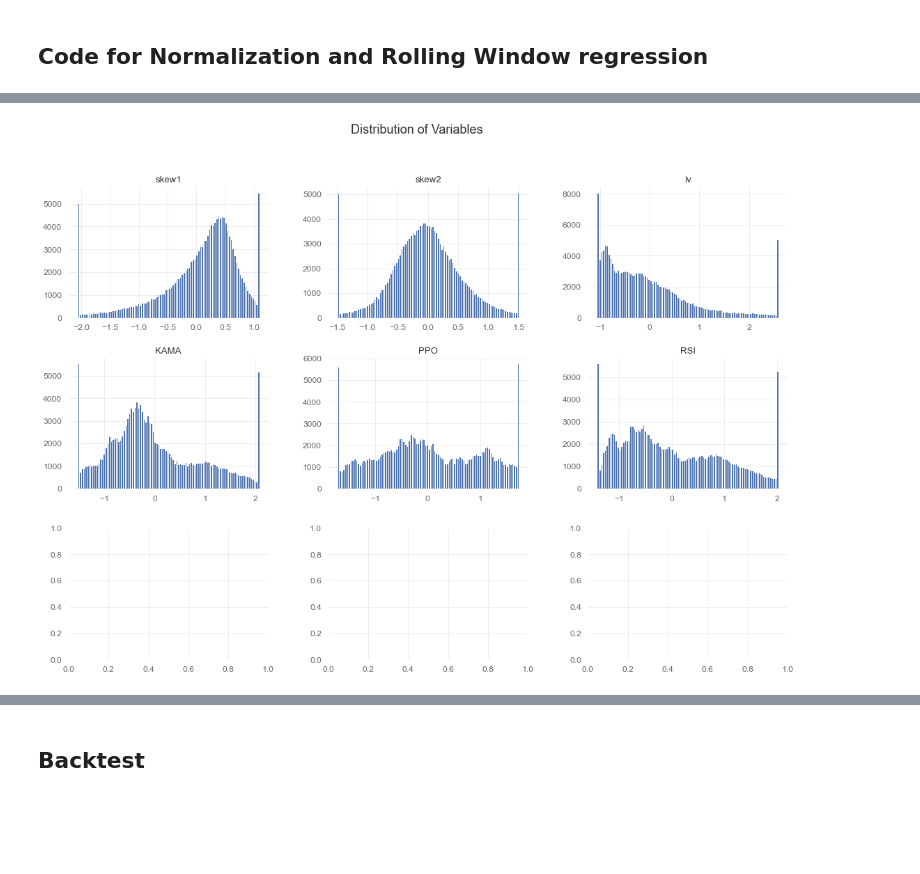
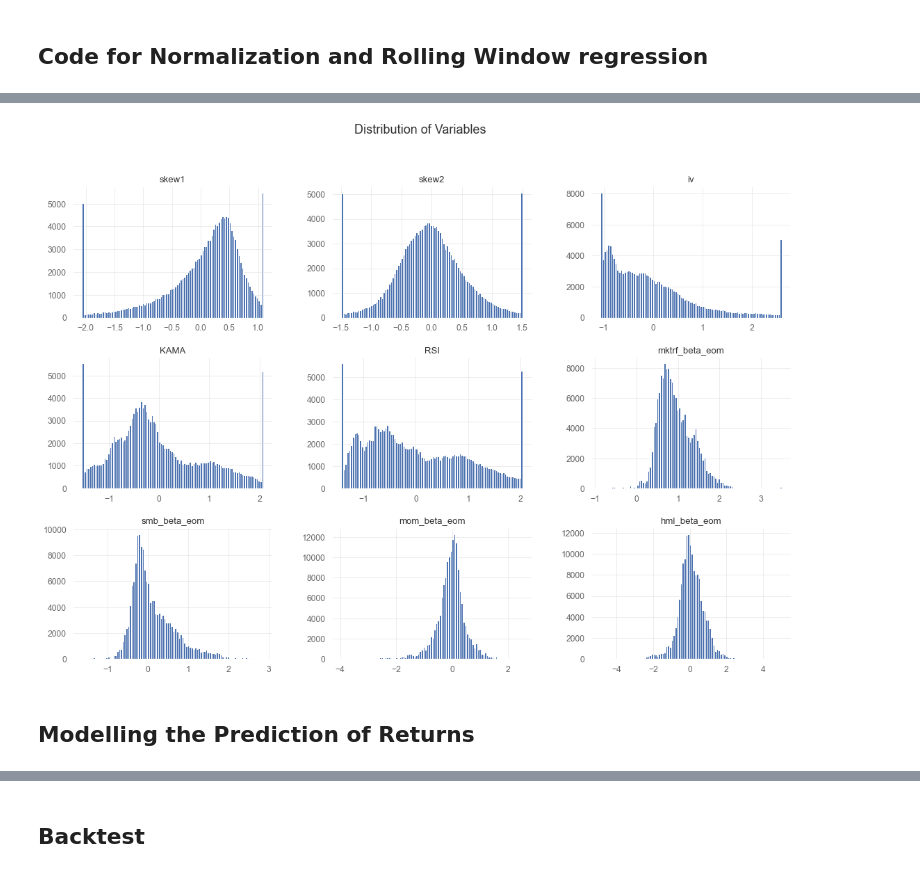
Before and after one commit to iewaij/qs, a Jupyter notebook: Masternotebook.ipynb, the cells around one changed output, grey strips where cells are left out. Drawn from its saved outputs; the diff is of its cells as text; code cells hidden in the pictures; blank space fills up the shorter version.

```diff
--- a/Masternotebook.ipynb
+++ b/Masternotebook.ipynb
@@ -54,7 +55,8 @@ from zipfile import ZipFile
 # Data Imports and Preperations
 # %%
 # define an useful path
-path = Path('/Users/sebastiansydow/13_Quant_Trading/Group_Project')
+#path = Path('/Users/sebastiansydow/13_Quant_Trading/Group_Project')
+path = Path(r'\Users\Strahinja\Desktop\books_Germany\Quant\Group_Project')
 # stocks
 input_stocks = path / 'permno_selection.csv'
 # link betweeen CRSP (permno) and Option Metrics (SECID)
@@ -63,9 +65,11 @@ link_permno_secid = path / 'daily_permno_secid_cusip_link.csv.zip'
 glb = path / 'glb_daily.csv'
 # model-free implied skewness (MFIS)
 mfis = path / 'mfis.csv'
+# Save a hdf locally for easier modeling
+hdf_path = path / 'factors.h5'
 #quandl key
 quandl_key = path / 'quandl_key.xlsx'
-
+#quandl_key = 'XWVLTpJSLyiA8s66Fh8x'
 # import stocks from S&P 500 into a pandas dataframe
 df_input_stocks = pd.read_csv(input_stocks)
 # glb
@@ -80,7 +84,6 @@ df_mfis = pd.read_csv(mfis)
 df_mfis = df_mfis.rename(columns={"id": "permno"})
 ## transfrom data type
 df_mfis['date'] = pd.to_datetime(df_mfis['date'])
-
 # instantiate zip-file
 zip_file = ZipFile(link_permno_secid)
 # load linking table
@@ -553,6 +557,9 @@ df_stocks_betas_options = pd.merge(df_stocks_betas_options, df_option_metrics, h
 # %% [output]
 Loading library list...
 Done
+# %%
+#df_stocks_betas_options.to_hdf(hdf_path, key = 'factors', mode= 'a',data_columns = True, complib = 'zlib')
+df_stocks_betas_options = pd.read_hdf(hdf_path,key='factors')
 # %% [markdown]
 # Data Cleaning
 # %% [markdown]
@@ -611,7 +651,7 @@ corrmatrix_heatmap(df=df_stocks_betas_options, columns=columns)
 # %%
 # drop columns
 df_stocks_betas_options.drop(['glb2_D30',
-                              'glb3_D30',
+                              #'glb3_D30',
                               'glb2_D91',
                               'glb3_D91',
                               'mfis30'], inplace=True, axis=1)
@@ -682,0 +740,4 @@ test = process(technicals_rock(test),columns2norm)
+# %%
+# drop columns
+train.drop(['EMA14',
+            'PPO'], inplace=True, axis=1)
@@ -683,13 +765,15 @@ test = process(technicals_rock(test),columns2norm)
 # %%
-cols = ['skew1', 'skew2', 'iv', 'KAMA','PPO','RSI' ]#,'vrp', 'AroonInd']
+cols = ['skew1', 'skew2', 'iv', 'KAMA','RSI','mktrf_beta_eom','smb_beta_eom','mom_beta_eom','hml_beta_eom' ]#,'vrp', 'AroonInd']
 fig, axs = plt.subplots(3,3)
 fig.set_size_inches(18.5, 12.5, forward=True)
 fig.suptitle('Distribution of Variables', fontsize=18)
 
 for i,el in enumerate(cols):
     a = train.hist(el, ax=axs.flatten()[i],bins=100)
 # %% [output]
-[figure, old version]
+[figure, new version]
+# %% [markdown]
+## Modelling the Prediction of Returns
 # %%
 def Rolling_Forest(data,predictors,target,window,params):
 
```
Also changed, not shown: parts of 40 cells of this notebook, 1 other file.
